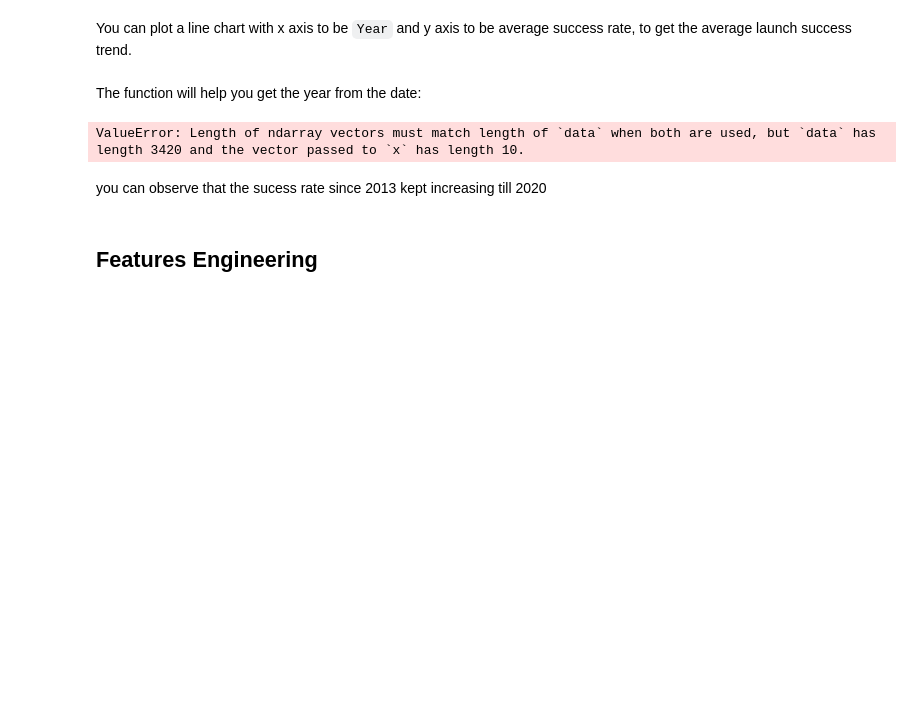
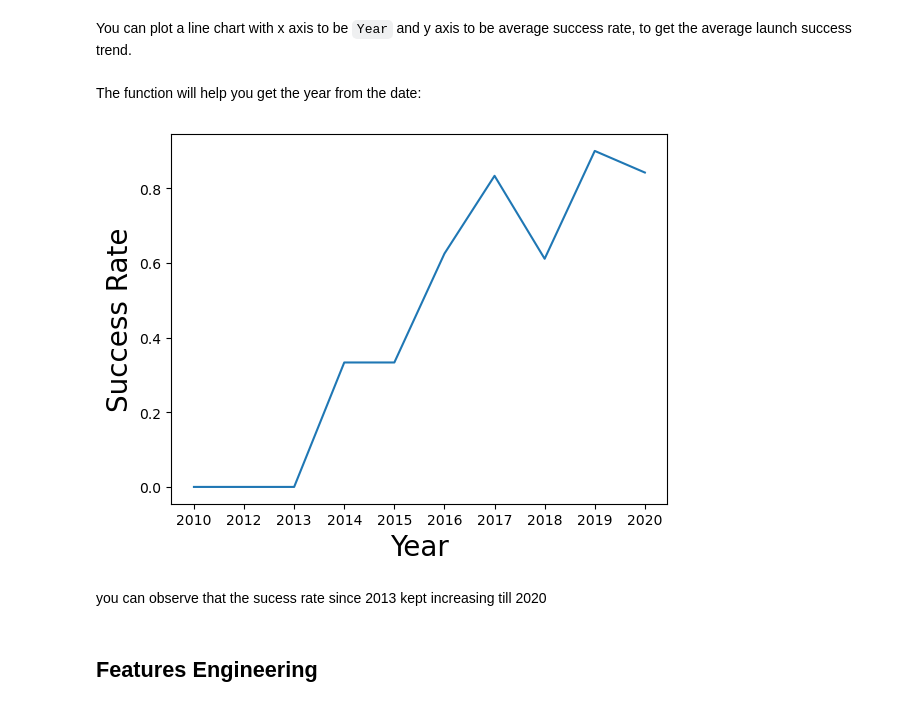
Before and after one commit to RobertoEscher/testrepo, a Jupyter notebook: EDAWithDataVisualization.ipynb, the cells around one changed output. Cells and saved outputs as stored; diff of their text form; code cells hidden in the pictures; blank space fills up the shorter version.

```diff
--- a/EDAWithDataVisualization.ipynb
+++ b/EDAWithDataVisualization.ipynb
@@ -169,13 +169,13 @@ def Extract_year(date):
 # %%
 # Plot a line chart with x axis to be the extracted year and y axis to be the success rate
 df1=pd.DataFrame(Extract_year(df['Date']),columns =['year'])
 df1['Class']=df['Class']
-sns.lineplot(data=df1, x=np.unique(Extract_year(df['Date'])), y=df1.groupby('year')['Class'].mean())
+sns.lineplot(data=pd, x=pd.unique(Extract_year(df['Date'])),  y=df1.groupby('year')['Class'].mean())
 plt.xlabel("Year", fontsize=20)
 plt.ylabel("Success Rate", fontsize=20)
 plt.show()
 # %% [output]
-ValueError: Length of ndarray vectors must match length of `data` when both are used, but `data` has length 3420 and the vector passed to `x` has length 10.
+[figure, added]
 # %% [markdown]
 you can observe that the sucess rate since 2013 kept increasing till 2020
 # %% [markdown]
```
